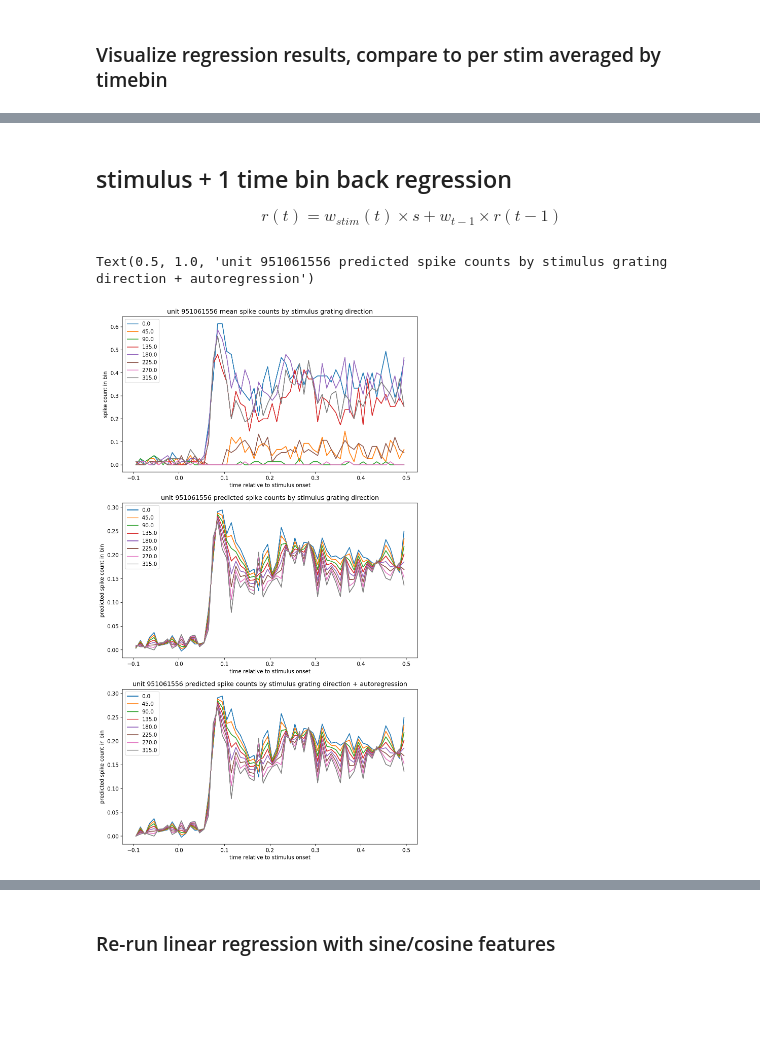
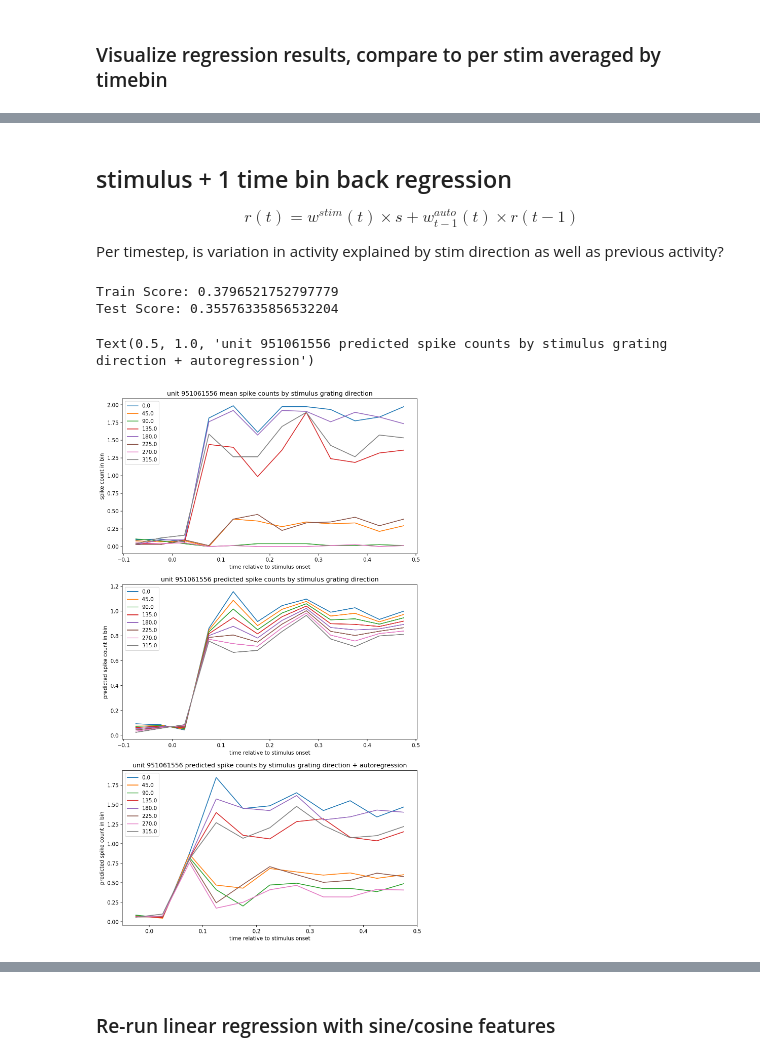
Before and after one commit to AllenInstitute/swdb_2023, a Jupyter notebook: Day5/Day5_VisualCodingNeuroPixels.ipynb, the cells around one changed output, grey strips where cells are left out. Cells and saved outputs as stored; diff of their text form; code cells hidden in the pictures; blank space fills up the shorter version.

Commit message:
train/test for auto-regressive, add more lag

```diff
--- a/Day5/Day5_VisualCodingNeuroPixels.ipynb
+++ b/Day5/Day5_VisualCodingNeuroPixels.ipynb
@@ -97,7 +97,7 @@ presentations = session.get_stimulus_table("drifting_gratings")
 presentations = presentations[presentations.orientation != 'null']
 units = session.units[session.units["ecephys_structure_acronym"] == 'VISp']
 
-time_step = 0.01
+time_step = 0.05
 time_bins = np.arange(-0.1, 0.5 + time_step, time_step)
 
 histograms = session.presentationwise_spike_counts(
@@ -133,6 +133,7 @@ plt.show()
 
 # grab distinct orientations (directions)
 unique_orientations = presentations.orientation.unique()
+unique_orientations.sort()
 
 # a list of interesting units predetermined by looking data/patrick_scratch/unit_frs_analysis figures
 interesting_units = [
@@ -307,13 +309,6 @@ Text(0.5, 1.0, 'unit 951061556 predicted spike counts by stimulus grating direct
 # %% [markdown]
 ## stimulus + 1 time bin back regression
 
-$$ r(t) = w_{stim}(t) \times s + w_{t-1} \times r(t-1) $$
+$$ r(t) = w^{stim}(t) \times s + w^{auto}_{t-1}(t) \times r(t-1) $$
+
+Per timestep, is variation in activity explained by stim direction as well as previous activity?
-# %%
-auto_reg_results = []
-for i in range(spikes.shape[1]):
-    if i >= 1:
-        reg = LinearRegression()
-        X = np.stack([orientations, spikes[:, i-1]]).T
-        Y = spikes[:, i]
-        reg.fit(X, Y)
-        auto_reg_results.append(reg)
@@ -320,3 +341,12 @@ for i in range(spikes.shape[1]):
+# %%
+train_score = calc_r_squared(spikes_train[:, 1:], np.vstack(Y_train_preds).T)
+test_score = calc_r_squared(spikes_test[:, 1:], np.vstack(Y_test_preds).T)
+
+print(f"Train Score: {train_score}")
+print(f"Test Score: {test_score}")
+# %% [output]
+Train Score: 0.3796521752797779
+Test Score: 0.35576335856532204
 # %%
 # plot regression result
 unique_orientations.sort()
@@ -330,38 +360,44 @@ for orientation in unique_orientations:
     mean = data.mean(dim="stimulus_presentation_id")
     ax[0].plot(data["time_relative_to_stimulus_onset"], mean, label=orientation)
 ax[0].legend()
 ax[0].set_xlabel("time relative to stimulus onset")
 ax[0].set_ylabel("spike count in bin")
 ax[0].set_title(f"unit {unit_id} mean spike counts by stimulus grating direction")
 
 
 # stimulus-based regression
 pred_responses = []
 for res in lin_reg_results:
     pred_responses.append(res.predict(unique_orientations.reshape(-1,1)))
 pred_responses = np.array(pred_responses)
 
 for i, orientation in enumerate(unique_orientations):
     ax[1].plot(data["time_relative_to_stimulus_onset"], pred_responses[:, i], label=orientation)
 ax[1].legend()
 ax[1].set_xlabel("time relative to stimulus onset")
 ax[1].set_ylabel("predicted spike count in bin")
 ax[1].set_title(f"unit {unit_id} predicted spike counts by stimulus grating direction")
 
-# auto regressive models
+# plot auto regressive model means
 # assuming response all start from 0
-pred_responses = [np.zeros(len(unique_orientations))]
+pred_mean_responses = np.empty((len(unique_orientations), len(auto_reg_results)))
 for i, res in enumerate(auto_reg_results):
-    X = np.stack([unique_orientations, pred_responses[-1]]).T
-    pred_responses.append(res.predict(X))
-pred_responses = np.array(pred_responses)
+    time_bin_idx = i + 1
+    for j, orientation in enumerate(unique_orientations):
+        trial_ids = presentations[presentations.orientation == orientation].index.values
+        orientations = np.repeat(orientation, len(trial_ids))
+        data = histograms.loc[trial_ids, :, unit_id]
+        # X = np.stack([unique_orientations, pred_responses[-1]]).T
+        X = get_X_auto_reg(data, orientations, time_bin_idx)
+        Y = res.predict(X)
+        pred_mean_responses[j, i] = np.mean(Y)
 
-for i, orientation in enumerate(unique_orientations):
-    ax[2].plot(data["time_relative_to_stimulus_onset"], pred_responses[:, i], label=orientation)
+for j, orientation in enumerate(unique_orientations):
+    ax[2].plot(data["time_relative_to_stimulus_onset"][1:], pred_mean_responses[j, :], label=orientation)
 ax[2].legend()
 ax[2].set_xlabel("time relative to stimulus onset")
 ax[2].set_ylabel("predicted spike count in bin")
 ax[2].set_title(f"unit {unit_id} predicted spike counts by stimulus grating direction + autoregression")
 # %% [output]
 Text(0.5, 1.0, 'unit 951061556 predicted spike counts by stimulus grating direction + autoregression')
-[figure, old version]
+[figure, new version]
```
Also changed, not shown: parts of 13 cells of this notebook.
